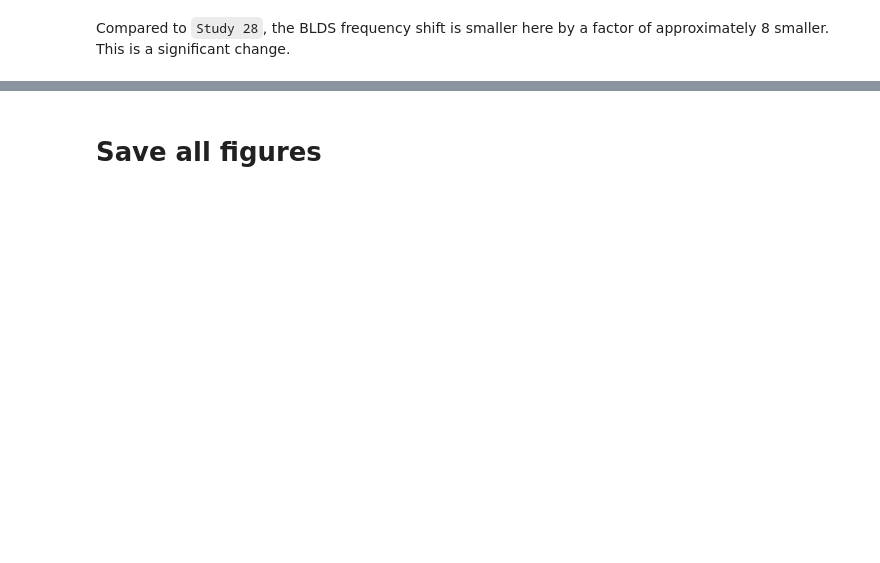
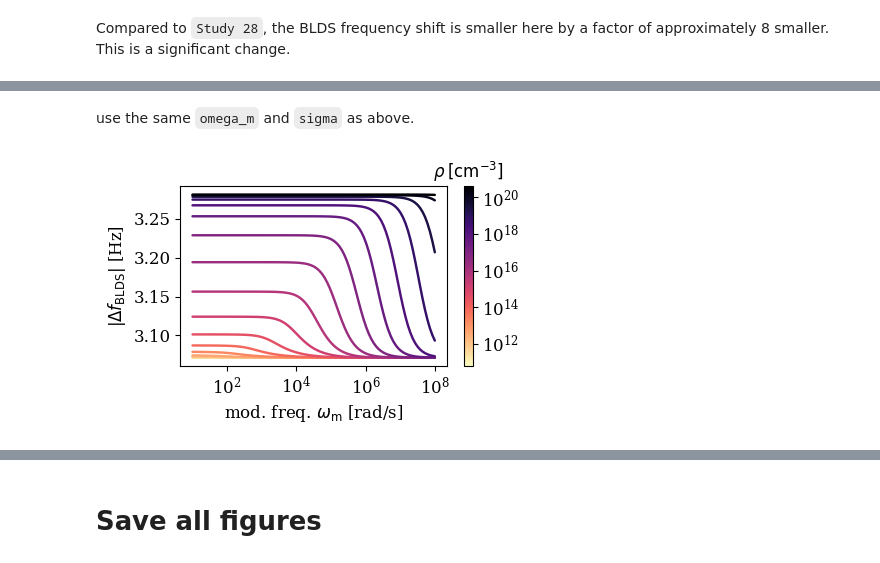
Before and after one commit to Marohn-Group/dissipationtheory, a Jupyter notebook: development/dissipation-theory--Study-29.ipynb, the cells around one changed output, grey strips where cells are left out. Drawn from its saved outputs; the diff is of its cells as text; code cells hidden in the pictures; blank space fills up the shorter version.

```diff
--- a/development/dissipation-theory--Study-29.ipynb
+++ b/development/dissipation-theory--Study-29.ipynb
@@ -435,0 +497,24 @@ Compared to `Study 28`, the BLDS frequency shift is smaller here by a factor of
+# %%
+sample2 = SampleModel1(
+    cantilever = cantilever,
+    h_s = ureg.Quantity(7300, 'nm'),
+    epsilon_s = ureg.Quantity(complex(30, -0.2), ''),  # <== edit this 3->30
+    sigma = ureg.Quantity(1E-5, 'S/m'),
+    rho = ureg.Quantity(1e21, '1/m^3'),
+    epsilon_d = ureg.Quantity(complex(1e6, 0), ''),
+    z_r = ureg.Quantity(300, 'nm')
+)
+# %%
+sample2_jit = SampleModel1Jit(**sample2.args())
+# %% [markdown]
+use the same `omega_m` and `sigma` as above.
+# %%
+data['02'] = calculate(sample2_jit, rho, sigma)
+# %%
+data['02-short'] = {}
+for key in list(data['02'].keys())[::3]:
+    data['02-short'][key] = data['02'][key]
+# %%
+fig['03'] = plotBLDS(data['02-short'])
+# %% [output]
+[figure, added]
```
Also changed, not shown: parts of 33 cells of this notebook, 19 other files.
